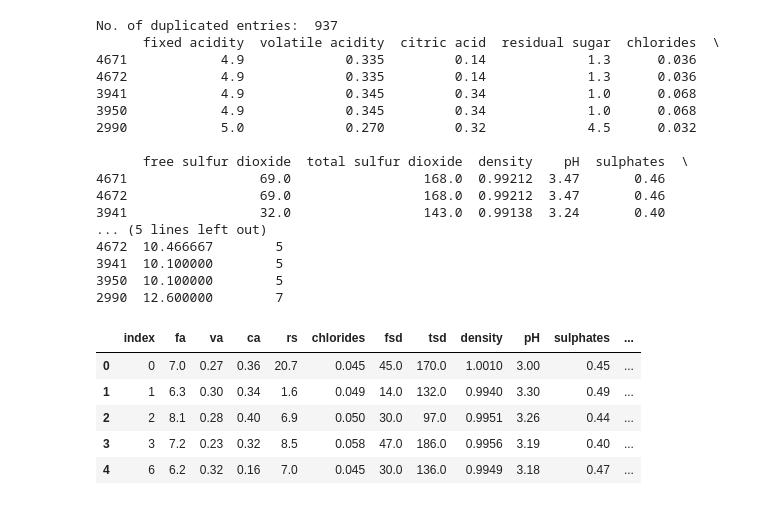
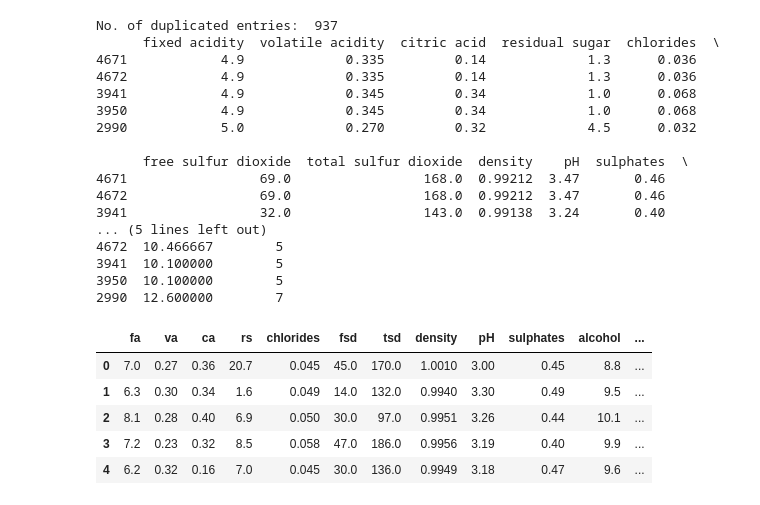
Before and after one commit to data301-2020-winter1/course-project-group_6006, a Jupyter notebook: analysis/Stephanie/exploring_data.ipynb, the cells around one changed output. Drawn from its saved outputs; the diff is of its cells as text; code cells hidden in the pictures.

Commit message:
Started group analysis notebook, used method chain for loading in data in personal EDA files

```diff
--- a/analysis/Stephanie/exploring_data.ipynb
+++ b/analysis/Stephanie/exploring_data.ipynb
@@ -359,22 +349,16 @@ No. of duplicated entries:  937
 3941  10.100000        5
 3950  10.100000        5
 2990  12.600000        7
-# %%
-white_wine_df = (
-        white_wine_df
-        .rename(columns={"fixed acidity": "fa", "volatile acidity": "va", "citric acid": "ca", "residual sugar": "rs", "free sulfur dioxide": "fsd", "total sulfur dioxide": "tsd"})
-        .drop_duplicates()
-        .dropna(axis=0, subset=['fa','va','ca','rs','chlorides','fsd','tsd','density','pH','sulphates','alcohol'])
-        .reset_index()
-    )
-white_wine_df.head()
-# %% [output]
-|  | index | fa | va | ca | rs | chlorides | fsd | tsd | density | pH | sulphates | ... |
-| 0 | 0 | 7.0 | 0.27 | 0.36 | 20.7 | 0.045 | 45.0 | 170.0 | 1.0010 | 3.00 | 0.45 | ... |
-| 1 | 1 | 6.3 | 0.30 | 0.34 | 1.6 | 0.049 | 14.0 | 132.0 | 0.9940 | 3.30 | 0.49 | ... |
-| 2 | 2 | 8.1 | 0.28 | 0.40 | 6.9 | 0.050 | 30.0 | 97.0 | 0.9951 | 3.26 | 0.44 | ... |
-| 3 | 3 | 7.2 | 0.23 | 0.32 | 8.5 | 0.058 | 47.0 | 186.0 | 0.9956 | 3.19 | 0.40 | ... |
-| 4 | 6 | 6.2 | 0.32 | 0.16 | 7.0 | 0.045 | 30.0 | 136.0 | 0.9949 | 3.18 | 0.47 | ... |
+# %%
+white_wine_df = load_and_process("../../data/raw/winequality-white.csv", ";")
+white_wine_df.head()
+# %% [output]
+|  | fa | va | ca | rs | chlorides | fsd | tsd | density | pH | sulphates | alcohol | ... |
+| 0 | 7.0 | 0.27 | 0.36 | 20.7 | 0.045 | 45.0 | 170.0 | 1.0010 | 3.00 | 0.45 | 8.8 | ... |
+| 1 | 6.3 | 0.30 | 0.34 | 1.6 | 0.049 | 14.0 | 132.0 | 0.9940 | 3.30 | 0.49 | 9.5 | ... |
+| 2 | 8.1 | 0.28 | 0.40 | 6.9 | 0.050 | 30.0 | 97.0 | 0.9951 | 3.26 | 0.44 | 10.1 | ... |
+| 3 | 7.2 | 0.23 | 0.32 | 8.5 | 0.058 | 47.0 | 186.0 | 0.9956 | 3.19 | 0.40 | 9.9 | ... |
+| 4 | 6.2 | 0.32 | 0.16 | 7.0 | 0.045 | 30.0 | 136.0 | 0.9949 | 3.18 | 0.47 | 9.6 | ... |
 # %%
 from pandas_profiling import ProfileReport
 
```
Also changed, not shown: parts of 3 cells of this notebook, 1 other file.
